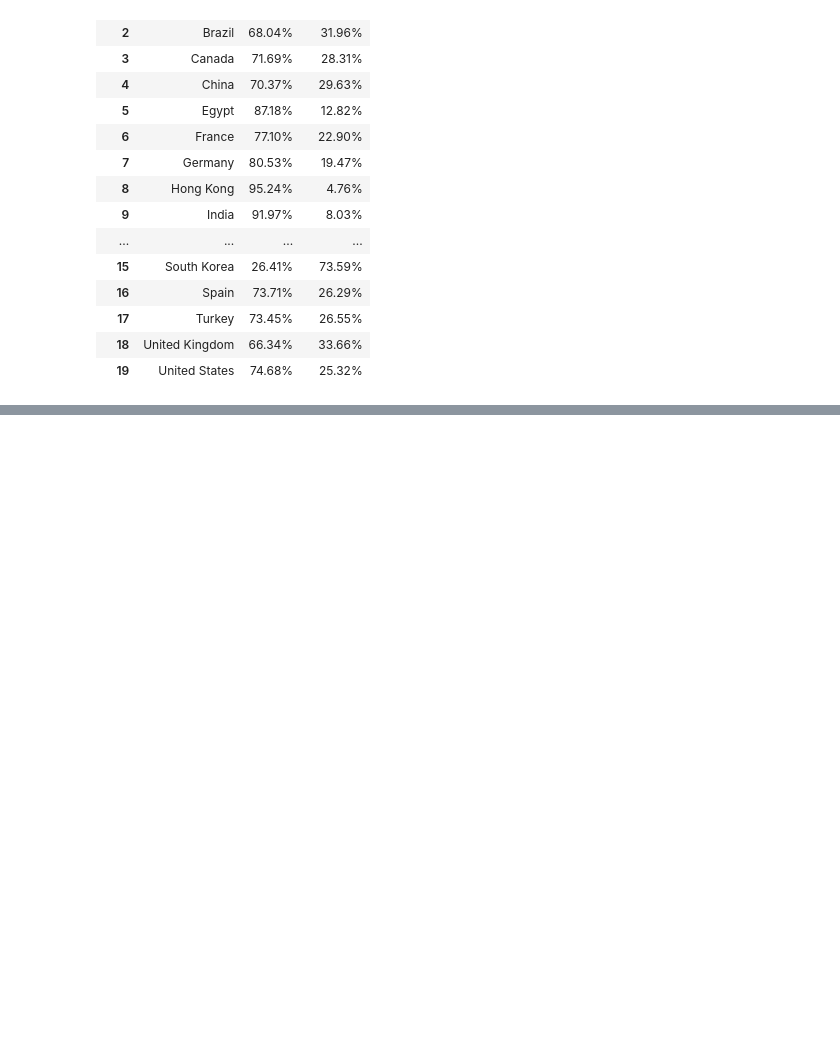
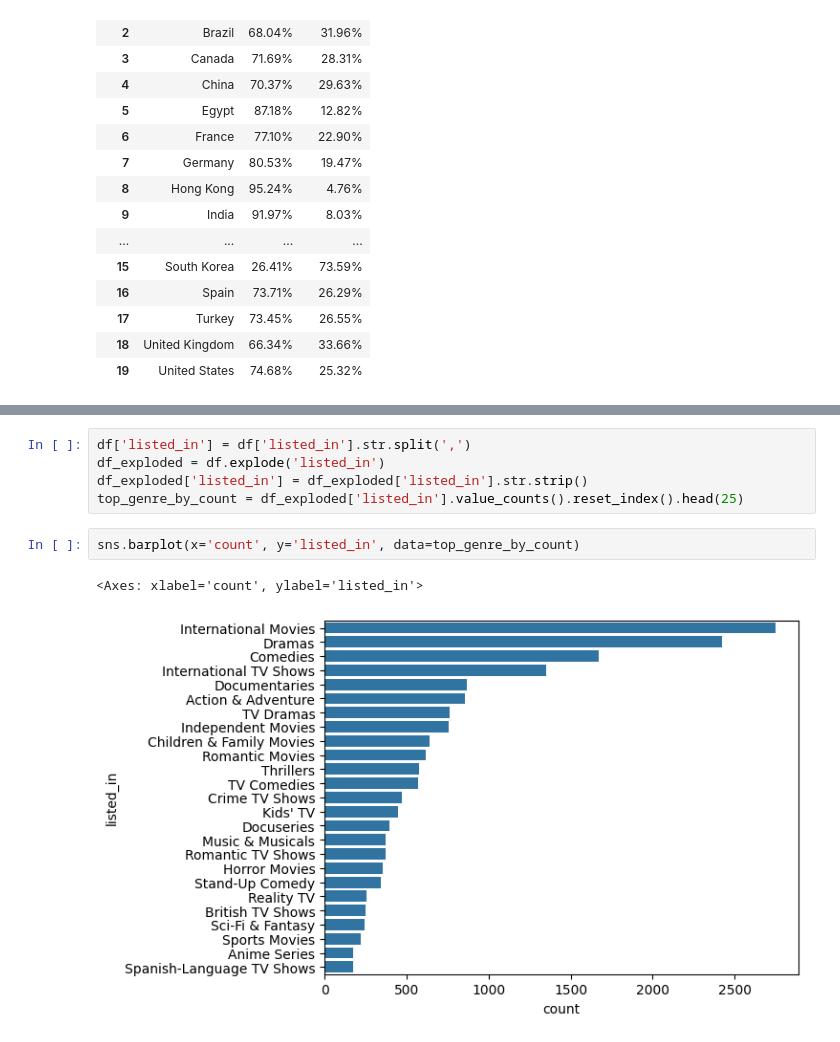
Before and after one commit to akshaykumar2972/Netflix-Data-Analysis, a Jupyter notebook: Netflix_Data_Analysis.ipynb, the cells around one changed output, grey strips where cells are left out. Saved outputs shown, nothing was run; the diff lists cells and outputs as text; blank space fills up the shorter version.

```diff
--- a/Netflix_Data_Analysis.ipynb
+++ b/Netflix_Data_Analysis.ipynb
@@ -573,0 +673,10 @@ plt.show()
+# %%
+df['listed_in'] = df['listed_in'].str.split(',')
+df_exploded = df.explode('listed_in')
+df_exploded['listed_in'] = df_exploded['listed_in'].str.strip()
+top_genre_by_count = df_exploded['listed_in'].value_counts().reset_index().head(25)
+# %%
+sns.barplot(x='count', y='listed_in', data=top_genre_by_count)
+# %% [output]
+<Axes: xlabel='count', ylabel='listed_in'>
+[figure, added]
```
Also changed, not shown: parts of 8 cells of this notebook.
